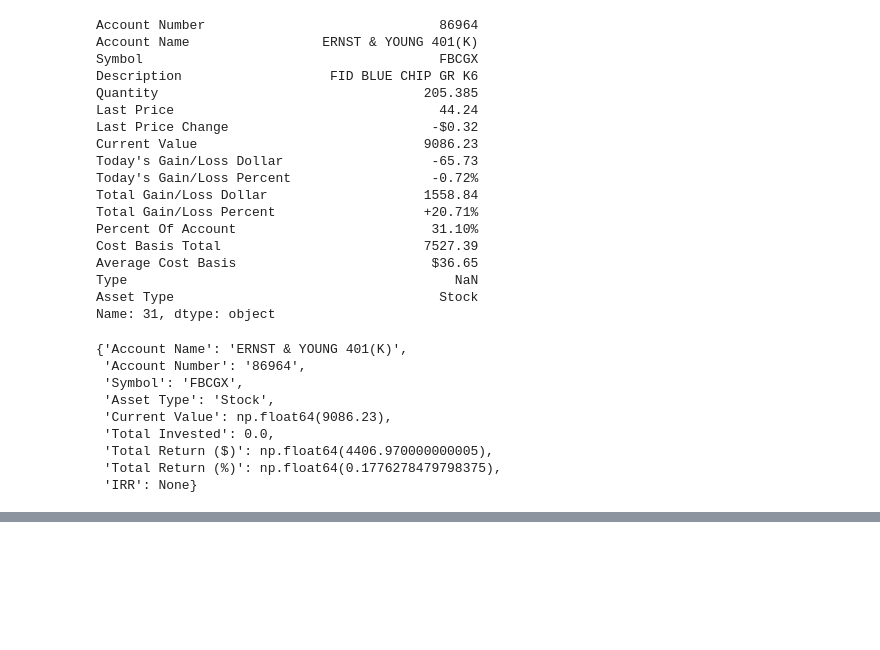
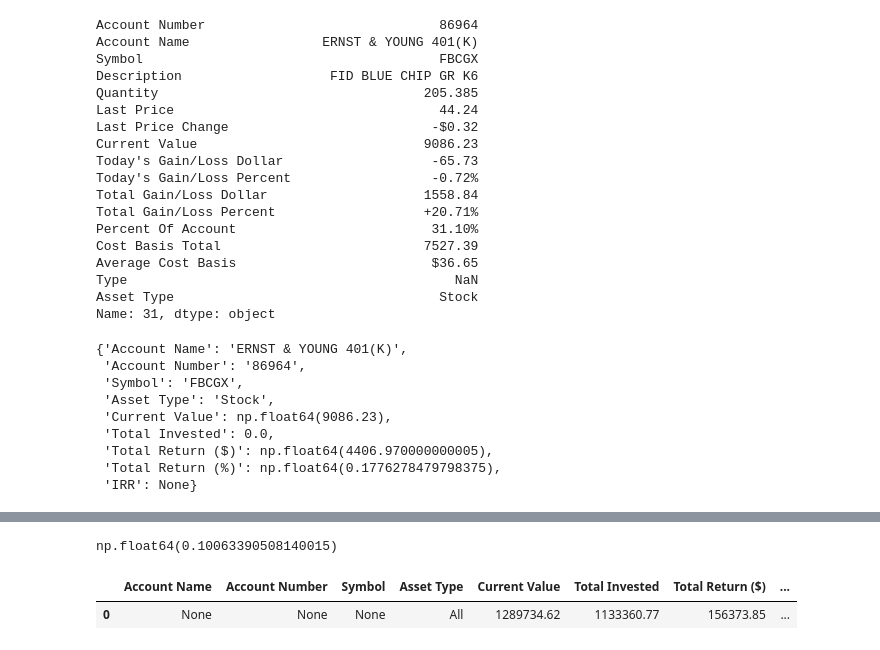
Before and after one commit to yifan-lee/fidelity-portfolio-tracker, a Jupyter notebook: scripts/DEV.ipynb, the cells around one changed output, grey strips where cells are left out. Saved outputs shown, nothing was run; the diff lists cells and outputs as text; code cells hidden in the pictures; blank space fills up the shorter version.

Commit message:
add analyze_total_performance

```diff
--- a/scripts/DEV.ipynb
+++ b/scripts/DEV.ipynb
@@ -653,7 +681,7 @@ accounts_unique
 | 2 | Z06872898 | Cash Management (Individual) | 108.17 |
 | 3 | Z23390746 | Individual | 1250701.91 |
 # %%
-row = accounts_unique.iloc[2]
+row = accounts_unique.iloc[0]
 acc_num = row['Account Number']
 acc_name = row['Account Name']
 curr_val = row['Current Value']
@@ -876,0 +907,15 @@ pd.DataFrame(results)
+# %%
+from support_functions.data_loader import load_data
+from support_functions.analysis import (
+    filter_transactions, filter_positions,
+    build_stock_cash_flows, build_account_cash_flows,
+    xirr, analyze_entity_performance
+)
+
+data_dir = f'{project_path}/data'
+positions_df, transactions_df, latest_date = load_data(data_dir)
+
+
+
+accounts_unique = positions_df.groupby(['Account Number','Account Name'])['Current Value'].sum().reset_index()
+accounts_unique
@@ -876,0 +930,33 @@ pd.DataFrame(results)
+# %%
+total_cash_flows = []
+total_invested = 0
+total_val = 0
+for _, row in accounts_unique.iterrows():
+    acc_num = row['Account Number']
+    curr_val = row['Current Value']
+    cash_flows, curr_invested = build_account_cash_flows(transactions_df, positions_df, latest_date, acc_num)
+    total_val += curr_val
+    total_invested += curr_invested
+    total_cash_flows.extend(cash_flows)
+irr = xirr(total_cash_flows)
+irr
+# %% [output]
+np.float64(0.10063390508140015)
+# %%
+total_return = total_val-total_invested
+total_return_ratio = total_return/total_invested
+result = [{
+    'Account Name': None,
+    'Account Number': None,
+    'Symbol': None,
+    'Asset Type': 'All',
+    'Current Value': total_val,
+    'Total Invested': total_invested,
+    'Total Return ($)': total_return,
+    'Total Return (%)': f"{total_return_ratio:.2%}",
+    'IRR': f"{irr:.2%}" if irr is not None else "N/A"
+}]
+pd.DataFrame(result)
+# %% [output]
+|  | Account Name | Account Number | Symbol | Asset Type | Current Value | Total Invested | Total Return ($) | ... |
+| 0 | None | None | None | All | 1289734.62 | 1133360.77 | 156373.85 | ... |
```
Also changed, not shown: parts of 10 cells of this notebook, 2 other files.
